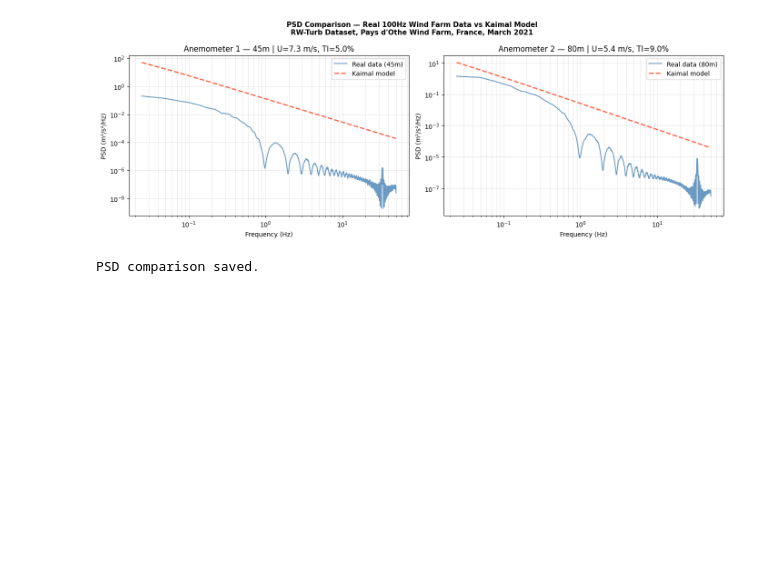
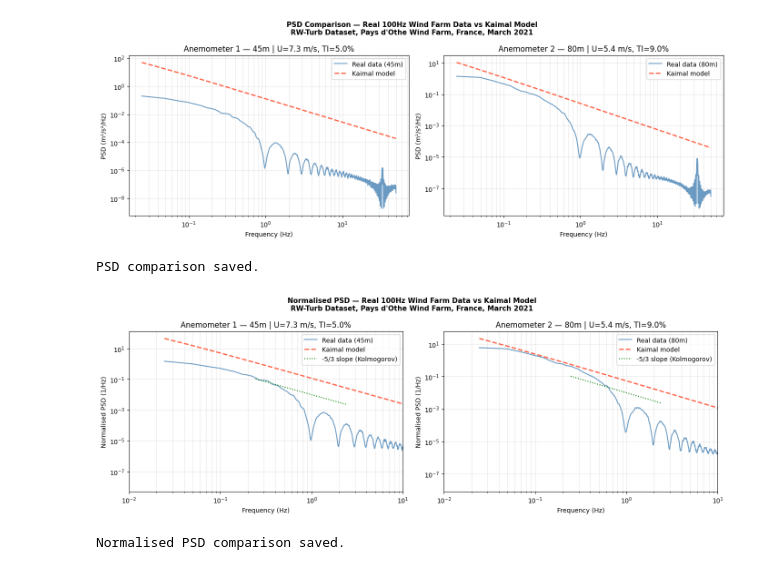
Before and after one commit to qama94/lidar-wind-forecasting, a Jupyter notebook: 01_data_exploration.ipynb, the cells around one changed output. Drawn from its saved outputs; the diff is of its cells as text; code cells hidden in the pictures; blank space fills up the shorter version.

```diff
--- a/01_data_exploration.ipynb
+++ b/01_data_exploration.ipynb
@@ -1265,3 +1265,51 @@ print("PSD comparison saved.")
 # %% [output]
 [figure]
 PSD comparison saved.
+# %%
+# Fix scaling - normalise both curves to unit variance for shape comparison
+fig, (ax1, ax2) = plt.subplots(1, 2, figsize=(14, 5))
+
+# Normalise by variance for shape comparison
+psd_w1_norm = psd_w1 / sigma1**2
+psd_w2_norm = psd_w2 / sigma2**2
+S_kaimal_1_norm = S_kaimal_1 / (sigma1**2)
+S_kaimal_2_norm = S_kaimal_2 / (sigma2**2)
+
+ax1.loglog(freqs_w1[1:], psd_w1_norm[1:], color='steelblue', linewidth=1.5,
+           alpha=0.8, label='Real data (45m)')
+ax1.loglog(freqs_w1[1:], S_kaimal_1_norm, color='tomato',
+           linewidth=2, linestyle='--', label='Kaimal model')
+# Add -5/3 reference slope
+f_ref = freqs_w1[10:100]
+ax1.loglog(f_ref, 0.01 * f_ref**(-5/3), color='green',
+           linewidth=1.5, linestyle=':', label='-5/3 slope (Kolmogorov)')
+ax1.set_xlabel('Frequency (Hz)')
+ax1.set_ylabel('Normalised PSD (1/Hz)')
+ax1.set_title(f'Anemometer 1 — 45m | U={U1:.1f} m/s, TI={TI1*100:.1f}%')
+ax1.legend()
+ax1.grid(True, alpha=0.3, which='both')
+ax1.set_xlim([0.01, 10])
+
+ax2.loglog(freqs_w2[1:], psd_w2_norm[1:], color='steelblue', linewidth=1.5,
+           alpha=0.8, label='Real data (80m)')
+ax2.loglog(freqs_w2[1:], S_kaimal_2_norm, color='tomato',
+           linewidth=2, linestyle='--', label='Kaimal model')
+ax2.loglog(f_ref, 0.01 * f_ref**(-5/3), color='green',
+           linewidth=1.5, linestyle=':', label='-5/3 slope (Kolmogorov)')
+ax2.set_xlabel('Frequency (Hz)')
+ax2.set_ylabel('Normalised PSD (1/Hz)')
+ax2.set_title(f'Anemometer 2 — 80m | U={U2:.1f} m/s, TI={TI2*100:.1f}%')
+ax2.legend()
+ax2.grid(True, alpha=0.3, which='both')
+ax2.set_xlim([0.01, 10])
+
+plt.suptitle("Normalised PSD — Real 100Hz Wind Farm Data vs Kaimal Model\n"
+             "RW-Turb Dataset, Pays d'Othe Wind Farm, France, March 2021",
+             fontsize=11, fontweight='bold')
+plt.tight_layout()
+plt.savefig('../results/real_data_100Hz_psd_comparison.png', dpi=150, bbox_inches='tight')
+plt.show()
+print("Normalised PSD comparison saved.")
+# %% [output]
+[figure, added]
+Normalised PSD comparison saved.
```
Also changed, not shown: parts of 2 cells of this notebook.
